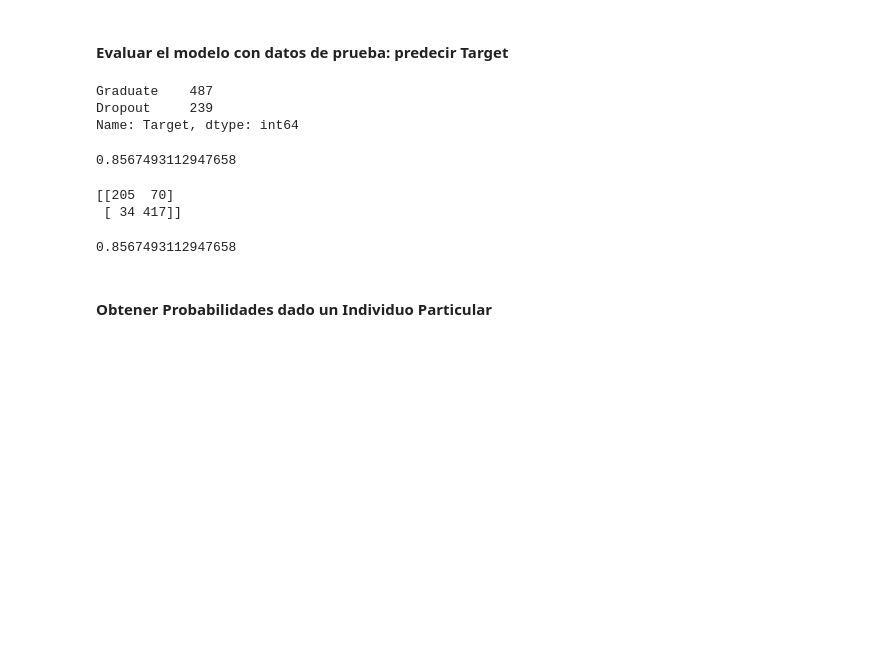
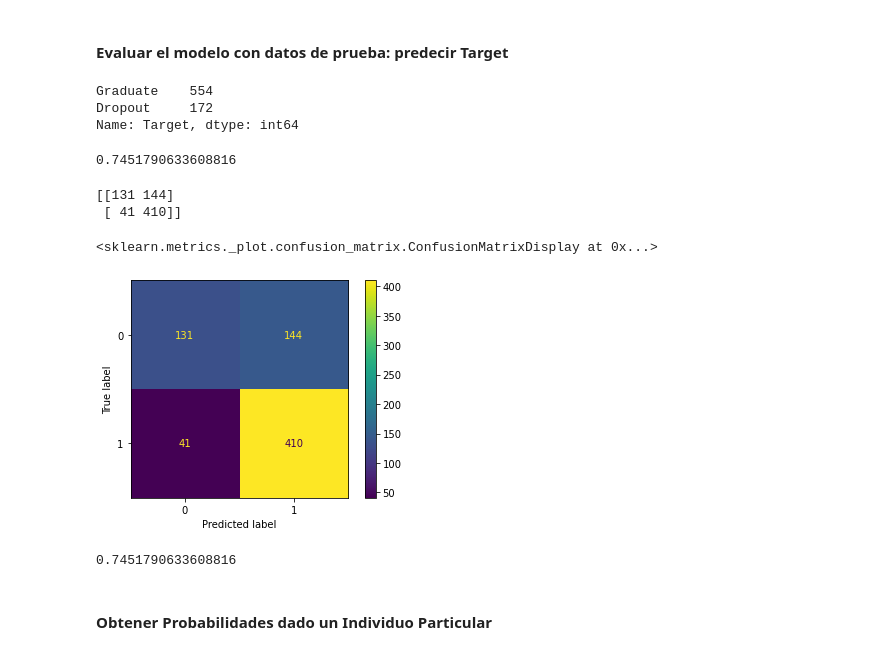
Before and after one commit to mgabyurango/Proyecto1-ACTD, a Jupyter notebook: Modelo Version 1.ipynb, the cells around one changed output. Cells and saved outputs as stored; diff of their text form; code cells hidden in the pictures; blank space fills up the shorter version.

```diff
--- a/Modelo Version 1.ipynb
+++ b/Modelo Version 1.ipynb
@@ -211,7 +211,7 @@ testVariableTarget.head()
 testVariableTarget.value_counts()
 
 testVariables = test.drop(columns=['Target'])
-#testVariables = test.drop(columns=['Target','approved_sem1_range']) #En caso del modelo con arco adicional
+testVariables = test.drop(columns=['Target','approved_sem1_range']) #En caso del modelo con arco adicional
 testVariables.head()
 
 prediccion=model.predict(testVariables) #Prediccion del modelo
@@ -219,27 +219,35 @@ prediccion.head() #Imprimir prediccion
 prediccion.value_counts()
 prediccion['Target'].value_counts()
 # %% [output]
-Graduate    487
-Dropout     239
+Graduate    554
+Dropout     172
 Name: Target, dtype: int64
 # %%
 #Exactitud de la prediccion
 accuracy_score(y_true=testVariableTarget, y_pred=prediccion['Target'])
 # %% [output]
-0.8567493112947658
+0.7451790633608816
 # %%
 #Reportar falsos positivos, ...
+cm=confusion_matrix(y_true=testVariableTarget, y_pred=prediccion['Target'])
+print(confusion_matrix(y_true=testVariableTarget, y_pred=prediccion['Target']))
+
+from sklearn.metrics import  ConfusionMatrixDisplay
+
 confusion_matrix(y_true=testVariableTarget, y_pred=prediccion['Target'])
-print(confusion_matrix(y_true=testVariableTarget, y_pred=prediccion['Target']))
+disp = ConfusionMatrixDisplay(confusion_matrix=cm)
+disp.plot()
 # %% [output]
-[[205  70]
- [ 34 417]]
+[[131 144]
+ [ 41 410]]
+<sklearn.metrics._plot.confusion_matrix.ConfusionMatrixDisplay at 0x...>
+[figure, added]
 # %%
 #F1 score
 f1_score(testVariableTarget, prediccion['Target'], average=None)
 f1_score(testVariableTarget, prediccion['Target'], average='micro')
 # %% [output]
-0.8567493112947658
+0.7451790633608816
 # %% [markdown]
 #### Obtener Probabilidades dado un Individuo Particular
 # %%
```
